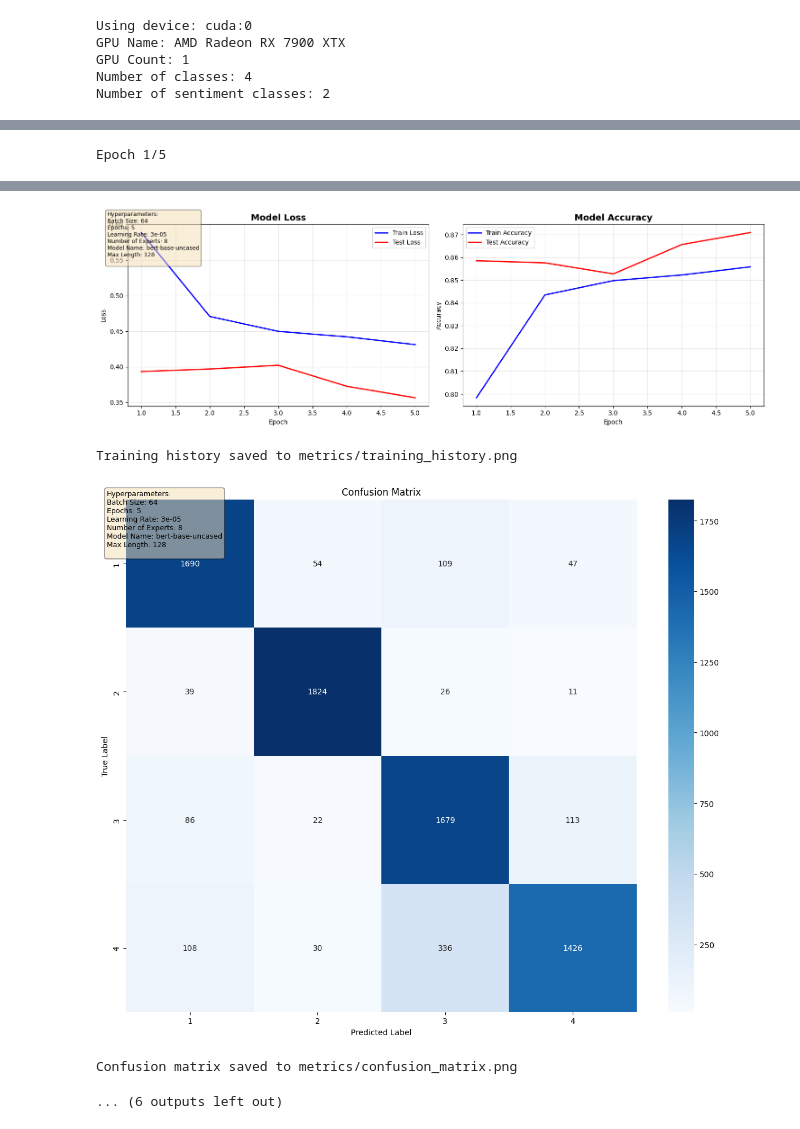
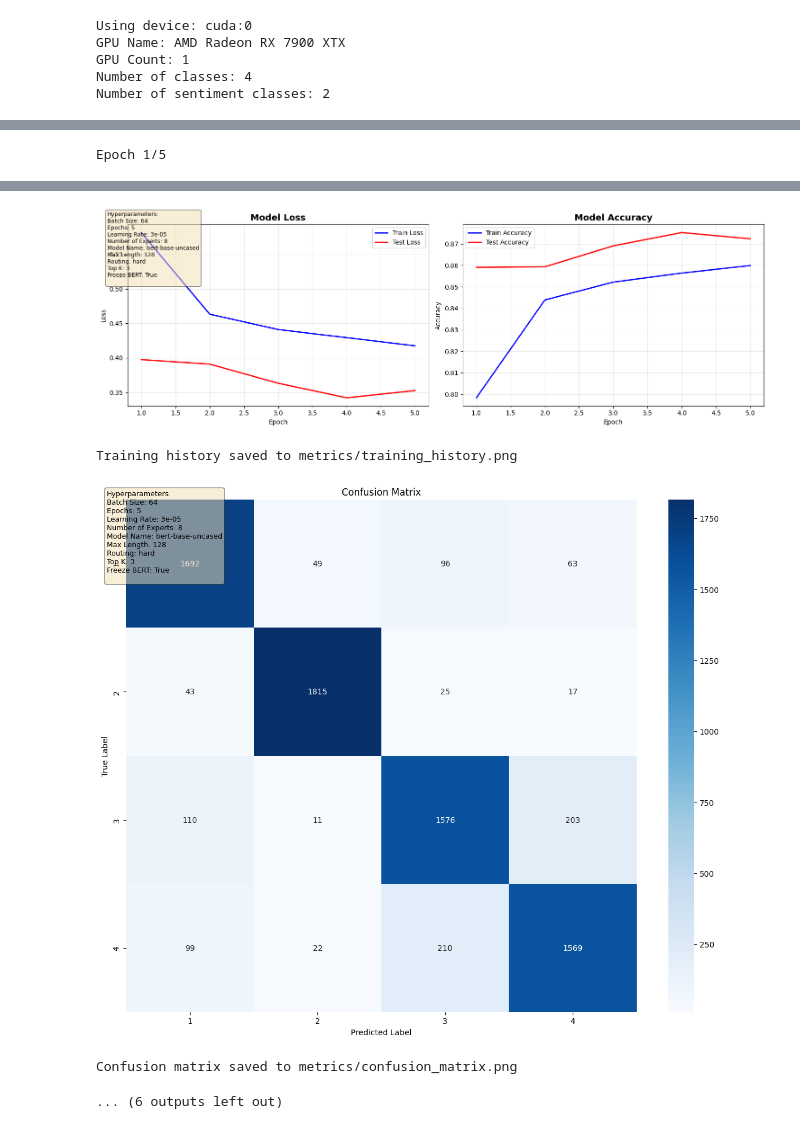
Before and after one commit to 0xNatgan/Arna, a Jupyter notebook: exp.ipynb, the cells around one changed output, grey strips where cells are left out. Drawn from its saved outputs; the diff is of its cells as text; code cells hidden in the pictures.

```diff
--- a/exp.ipynb
+++ b/exp.ipynb
@@ -21,7 +21,9 @@ LEARNING_RATE = 3e-5
 NUM_EXPERTS = 8
 MODEL_NAME = 'bert-base-uncased'
 MAX_LEN = 128
-
+ROUTING = 'hard'  # 'soft' or 'hard' or 'gumbel'
+TOP_K = 3 # Only used if ROUTING is 'hard'
+FREEZE_BERT = True  # Whether to freeze BERT layers during training
 
 def plot_confusion_matrix(y_true, y_pred, class_names, save_path='metrics/confusion_matrix.png', hyperparams=None):
     """Plot confusion matrix"""
@@ -226,6 +228,9 @@ Learning Rate: {LEARNING_RATE}
 Number of Experts: {NUM_EXPERTS}
 Model Name: {MODEL_NAME}
 Max Length: {MAX_LEN}
+Routing: {ROUTING}
+Top K: {TOP_K}
+Freeze BERT: {FREEZE_BERT}
 """
 # %%
 os.environ['CUDA_VISIBLE_DEVICES'] = '0'
@@ -398,9 +403,9 @@ def main(model_type='bert'):
         pretrained_model_name=MODEL_NAME,
         expert_number=NUM_EXPERTS,
         output_dim=num_classes,
-        routing = 'soft',
-        top_k = None,
-        freeze_bert = True,
+        routing = ROUTING,
+        top_k = TOP_K,
+        freeze_bert = FREEZE_BERT,
     ).to(device)
     criterion = nn.CrossEntropyLoss()
     optimizer = t.optim.AdamW(model.parameters(), lr=LEARNING_RATE)
@@ -527,9 +533,9 @@ Best Test Accuracy: 0.8709
 
 ==================================================
 Generating Analytics...
 ==================================================
-[figure, old version]
+[figure, new version]
 Training history saved to metrics/training_history.png
-[figure, old version]
+[figure, new version]
 Confusion matrix saved to metrics/confusion_matrix.png
 ... (6 outputs left out)
```
Also changed, not shown: parts of 1 cell of this notebook, 15 other files.
